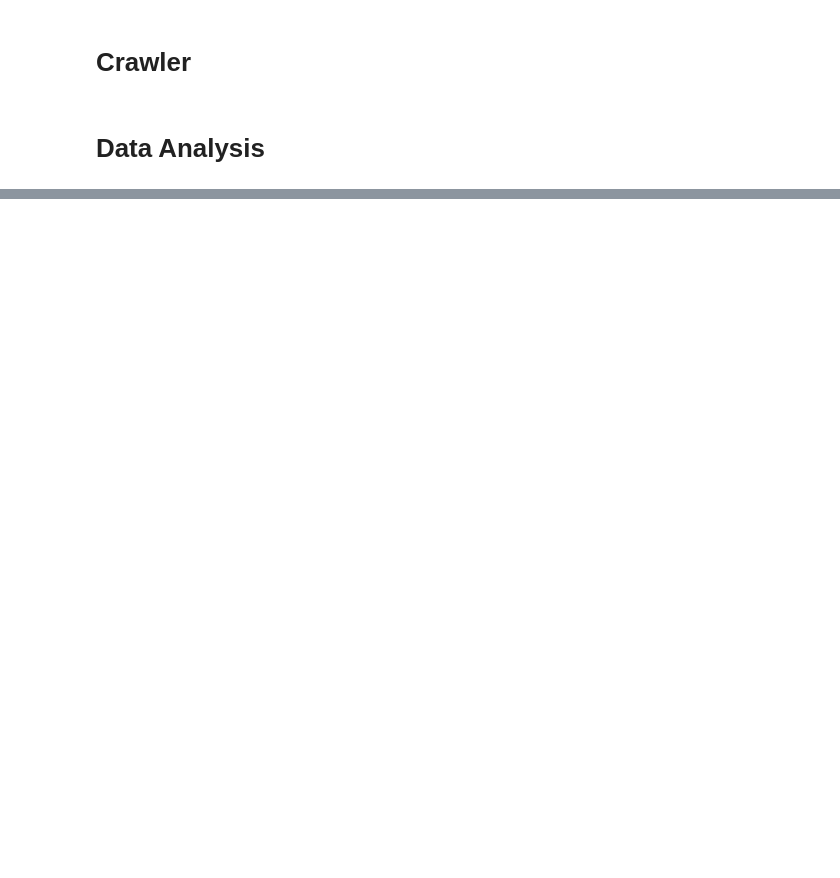
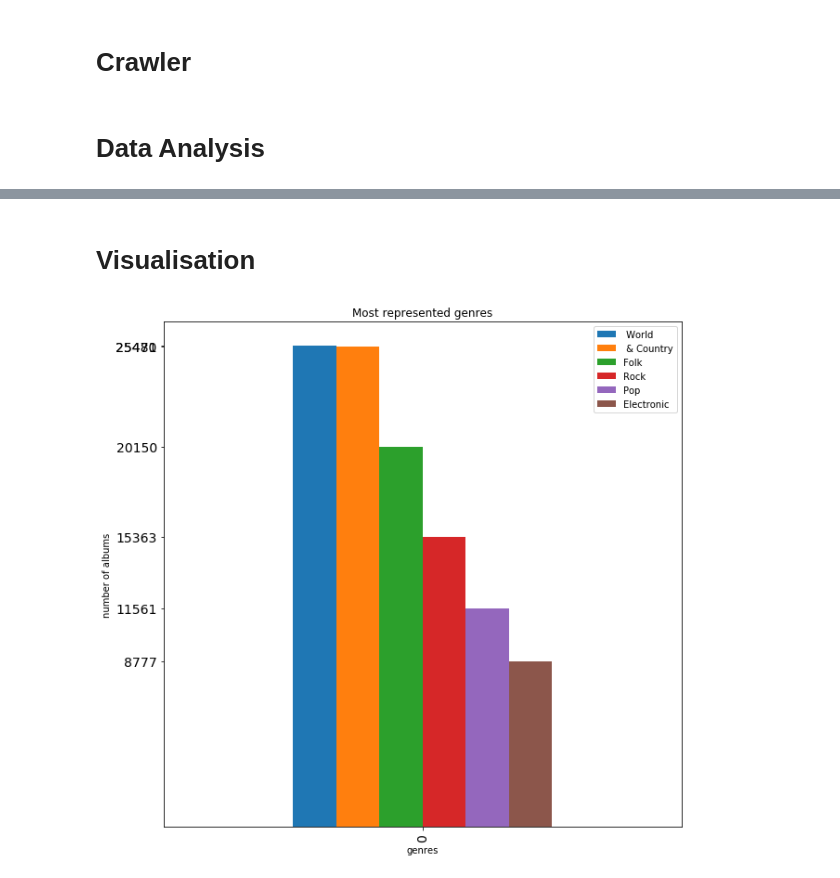
Before and after one commit to stadanapisem/Discogs-finding-hidden-knowledge, a Jupyter notebook: Crawler.ipynb, the cells around one changed output, grey strips where cells are left out. Saved outputs shown, nothing was run; the diff lists cells and outputs as text; code cells hidden in the pictures; blank space fills up the shorter version.

Commit message:
Finish crawler Finish data analysis Finish data visualisation

```diff
--- a/Crawler.ipynb
+++ b/Crawler.ipynb
@@ -458,0 +583,15 @@ for x in cursor.fetchall():
+# %%
+# The first 100 song names and each album on which they appear
+
+cursor.execute("""SELECT track_name, COUNT(DISTINCT album_id), GROUP_CONCAT(album_id) FROM track_list GROUP BY track_name ORDER BY COUNT(DISTINCT album_id) DESC LIMIT 100""")
+for x in cursor.fetchall():
+    print("Song name: ", x[0], "\nAlbums appeared in: ", x[1])
+
+    for tmp in x[2].split(','):
+        crs = conn.cursor(buffered=True)
+        crs.execute("""SELECT a.album_name, a.versions, a.country, a.released, a.format, GROUP_CONCAT(DISTINCT g.genre), GROUP_CONCAT(DISTINCT s.style)
+            FROM album a, album_genre g, album_style s WHERE a.id = %s AND a.id = g.album_id AND a.id = s.album_id""", (tmp, ))
+        for asd in crs.fetchall():
+            print("   ", asd[0], asd[1], asd[2], asd[3], asd[4], asd[5], asd[6])
+#         crs.close()
+    print("\n")
@@ -458,0 +640,26 @@ for x in cursor.fetchall():
+# %% [markdown]
+# Visualisation
+# %%
+# helper functions
+
+def execute_query(s):
+    cursor.execute(s)
+    return cursor.fetchall()
+
+
+def func(pct, allvals):
+    absolute = int(pct/100.*np.sum(np.array(allvals)))
+    return "{:.1f}%\n({:d})".format(pct, absolute)
+# %%
+res = execute_query("""SELECT genre, COUNT(*) FROM album_genre GROUP BY genre ORDER BY COUNT(*) DESC LIMIT 6""")
+
+data = {}
+for x in res:
+    data[x[0]] = [x[1]]
+dataframe = pd.DataFrame(data)
+fig, axi = plt.subplots(1, 1, figsize=(10,10))
+_ = axi.set_xlabel("genres")
+_ = axi.set_ylabel("number of albums")
+ax = dataframe.plot.bar(ax=axi, fontsize=14, yticks=dataframe.iloc[0], title="Most represented genres")
+# %% [output]
+[figure, added]
```
Also changed, not shown: parts of 21 cells of this notebook, 1 other file.
